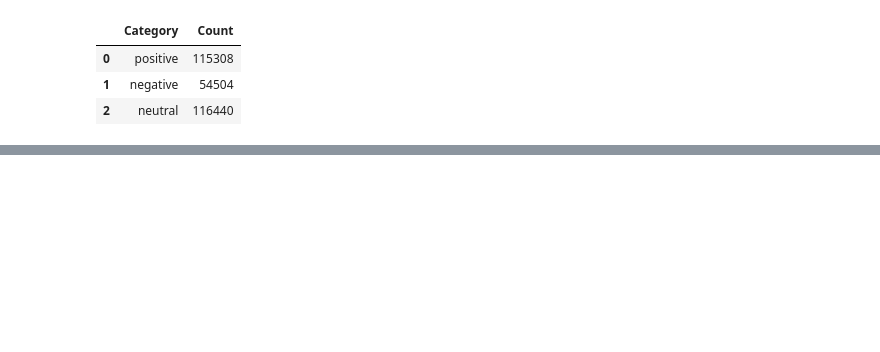
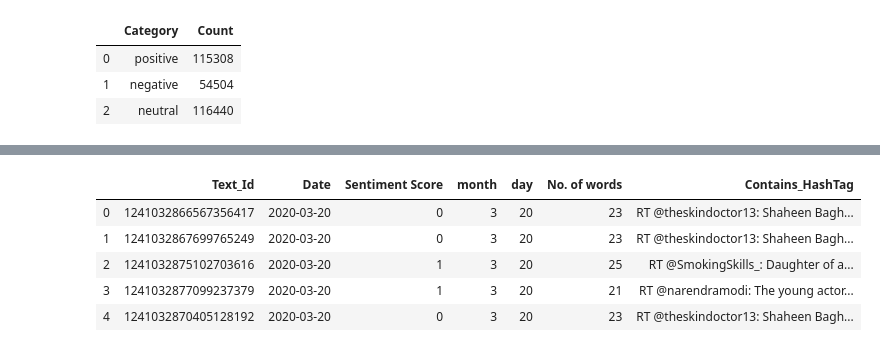
Before and after one commit to amandeep-singh-12/Covid-19-Sentiment-Analysis, a Jupyter notebook: COVID-19-tweet_sentiment_analysis.ipynb, the cells around one changed output, grey strips where cells are left out. Saved outputs shown, nothing was run; the diff lists cells and outputs as text; code cells hidden in the pictures; blank space fills up the shorter version.

```diff
--- a/COVID-19-tweet_sentiment_analysis.ipynb
+++ b/COVID-19-tweet_sentiment_analysis.ipynb
@@ -180,7 +169,24 @@ from sklearn.svm import SVC
+# %%
+from sklearn.linear_model import LogisticRegression
+from sklearn.tree import DecisionTreeClassifier
+from sklearn.ensemble import RandomForestClassifier
+
+def different_models_performance(x , y):
+    classifier = LogisticRegression()
+    classifier.fit(x, y)
+    print("Score for Logistic Regression : " , classifier.score(x,y))
+
+
+    classifier = DecisionTreeClassifier()
+    classifier.fit(x, y)
+    print("Score for DecisionTreeClassifier : " , classifier.score(x,y))
+
+
+    classifier = RandomForestClassifier()
+    classifier.fit(x, y)
+    print("Score for RandomForestClassifier : " , classifier.score(x,y))
 # %%
-x = df1[['month', 'day']]
-y = df1['Sentiment Score']
-classifier = LogisticRegression()
-classifier.fit(x, y)
-classifier.score(x,y)
+    x = df1[['month', 'day']]
+    y = df1['Sentiment Score']
+    different_models_performance(x , y)
 # %% [output]
@@ -187,0 +201,4 @@ classifier.score(x,y)
+# %%
+    x = df1[['month', 'day' , 'Text_Id']]
+    y = df1['Sentiment Score']
+    different_models_performance(x , y)
@@ -187,0 +214,3 @@ classifier.score(x,y)
+# %%
+df1['No. of words'] = df['Text']
+df1['No. of words'] = df1['No. of words'].apply(lambda x : len(x.replace('\n' , ' ').split()))
@@ -187,0 +257,10 @@ classifier.score(x,y)
+# %%
+df1['Contains_HashTag'] = df['Text']
+df1.head()
+# %% [output]
+|  | Text_Id | Date | Sentiment Score | month | day | No. of words | Contains_HashTag |
+| 0 | 1241032866567356417 | 2020-03-20 | 0 | 3 | 20 | 23 | RT @theskindoctor13: Shaheen Bagh... |
+| 1 | 1241032867699765249 | 2020-03-20 | 0 | 3 | 20 | 23 | RT @theskindoctor13: Shaheen Bagh... |
+| 2 | 1241032875102703616 | 2020-03-20 | 1 | 3 | 20 | 25 | RT @SmokingSkills_: Daughter of a... |
+| 3 | 1241032877099237379 | 2020-03-20 | 1 | 3 | 20 | 21 | RT @narendramodi: The young actor... |
+| 4 | 1241032870405128192 | 2020-03-20 | 0 | 3 | 20 | 23 | RT @theskindoctor13: Shaheen Bagh... |
```
Also changed, not shown: parts of 21 cells of this notebook.
